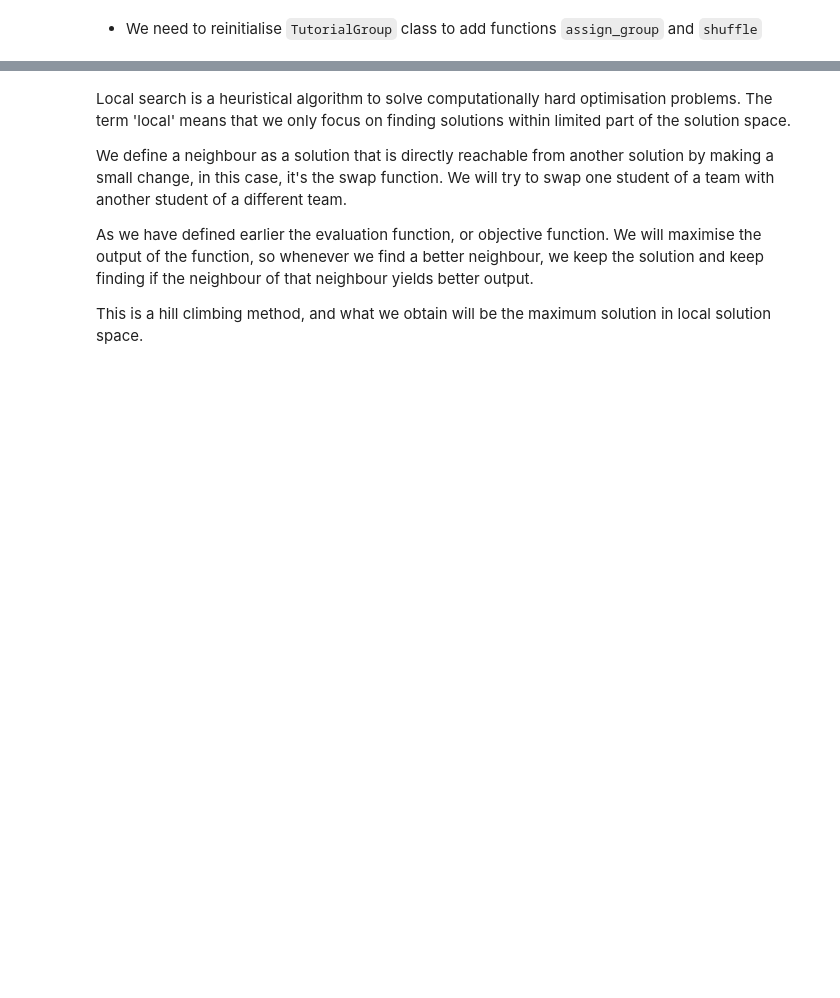
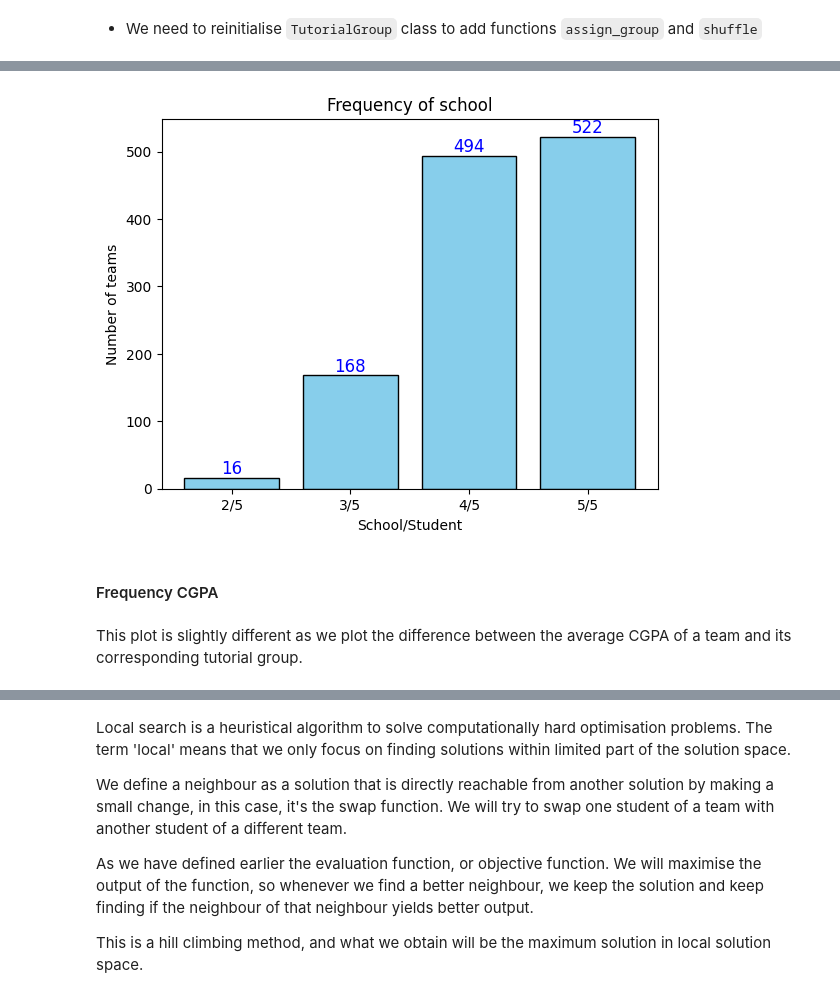
Before and after one commit to CentroidIssue/SC1003-Group-Project, a Jupyter notebook: SC1003_Grp_Project.ipynb, the cells around one changed output, grey strips where cells are left out. Cells and saved outputs as stored; diff of their text form; code cells hidden in the pictures; blank space fills up the shorter version.

```diff
--- a/SC1003_Grp_Project.ipynb
+++ b/SC1003_Grp_Project.ipynb
@@ -491,0 +494,30 @@ Mean:  11.257795680793173
+# %%
+def plot_frequency_school():
+    data = frequency_school(students_by_groups)
+    x_labels = [value[0] for value in data]
+    plt.bar(x_labels, [value[1] for value in data], color="skyblue", edgecolor="black")
+    plt.title("Frequency of school")
+    plt.xlabel("School/Student")
+    plt.ylabel("Number of teams")
+    plt.xticks(ticks=range(len(data)), labels=x_labels)
+    for i, value in enumerate(data):
+        plt.text(
+            i,
+            value[1],
+            str(value[1]),
+            ha="center",
+            va="bottom",
+            fontsize=12,
+            color="blue",
+        )
+
+    plt.show()
+
+
+plot_frequency_school()
+# %% [output]
+[figure, added]
+# %% [markdown]
+#### Frequency CGPA
+# %% [markdown]
+This plot is slightly different as we plot the difference between the average CGPA of a team and its corresponding tutorial group.
```
Also changed, not shown: parts of 46 cells of this notebook, 3 other files.
